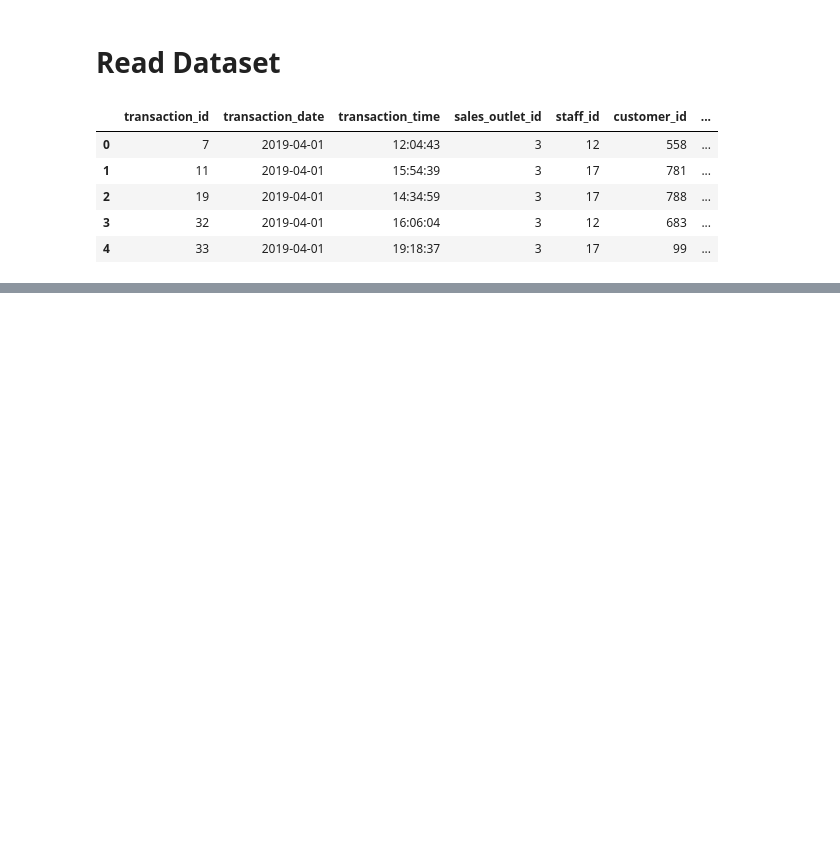
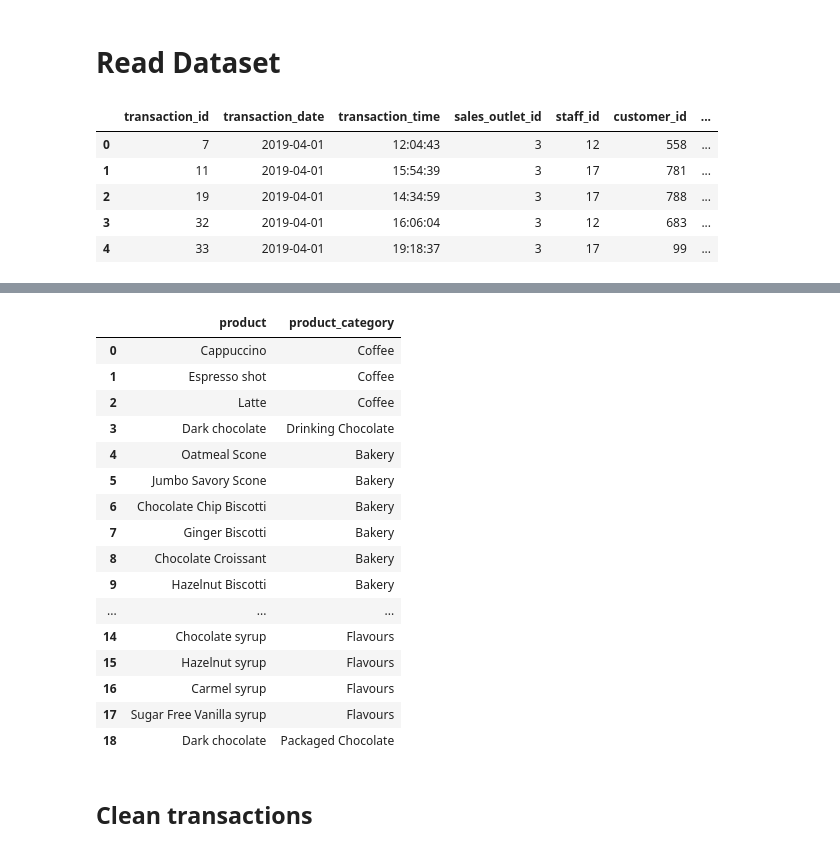
Before and after one commit to KareemEmad1/Coffee_Shop, a Jupyter notebook: python_code/recommendation_engine_training.ipynb, the cells around one changed output, grey strips where cells are left out. Saved outputs shown, nothing was run; the diff lists cells and outputs as text; code cells hidden in the pictures; blank space fills up the shorter version.

```diff
--- a/python_code/recommendation_engine_training.ipynb
+++ b/python_code/recommendation_engine_training.ipynb
@@ -15,0 +30,5 @@ sales_receipts.head()
+# %%
+sales_receipts = sales_receipts[["transaction_id","transaction_date", "sales_outlet_id", "customer_id","product_id", "quantity"]]
+product = product[["product_id", "product_category", "product"]]
+dataset = pd.merge(sales_receipts, product, on="product_id", how="left")
+dataset.head()
@@ -15,0 +53,4 @@ sales_receipts.head()
+# %%
+dataset["product"] = dataset["product"].str.replace(' Rg', '')
+dataset["product"] = dataset["product"].str.replace(' Sm', '')
+dataset["product"] = dataset["product"].str.replace(' Lg', '')
@@ -15,0 +80,10 @@ sales_receipts.head()
+# %%
+products_to_take = ['Cappuccino', 'Latte', 'Espresso shot',  \
+                     'Dark chocolate','Sugar Free Vanilla syrup', 'Chocolate syrup',\
+                    'Carmel syrup', 'Hazelnut syrup', 'Ginger Scone',  \
+                    'Chocolate Croissant', 'Jumbo Savory Scone', 'Cranberry Scone', 'Hazelnut Biscotti',\
+                    'Croissant', 'Almond Croissant', 'Oatmeal Scone', 'Chocolate Chip Biscotti',\
+                    'Ginger Biscotti',\
+                   ]
+# %%
+dataset = dataset[dataset["product"].isin(products_to_take)]
@@ -15,0 +99,22 @@ sales_receipts.head()
+# %%
+dataset[['product', 'product_category']].drop_duplicates().reset_index(drop=True)
+# %% [output]
+|  | product | product_category |
+| 0 | Cappuccino | Coffee |
+| 1 | Espresso shot | Coffee |
+| 2 | Latte | Coffee |
+| 3 | Dark chocolate | Drinking Chocolate |
+| 4 | Oatmeal Scone | Bakery |
+| 5 | Jumbo Savory Scone | Bakery |
+| 6 | Chocolate Chip Biscotti | Bakery |
+| 7 | Ginger Biscotti | Bakery |
+| 8 | Chocolate Croissant | Bakery |
+| 9 | Hazelnut Biscotti | Bakery |
+| ... | ... | ... |
+| 14 | Chocolate syrup | Flavours |
+| 15 | Hazelnut syrup | Flavours |
+| 16 | Carmel syrup | Flavours |
+| 17 | Sugar Free Vanilla syrup | Flavours |
+| 18 | Dark chocolate | Packaged Chocolate |
+# %% [markdown]
+## Clean transactions
```
Also changed, not shown: parts of 38 cells of this notebook, 2 other files.
